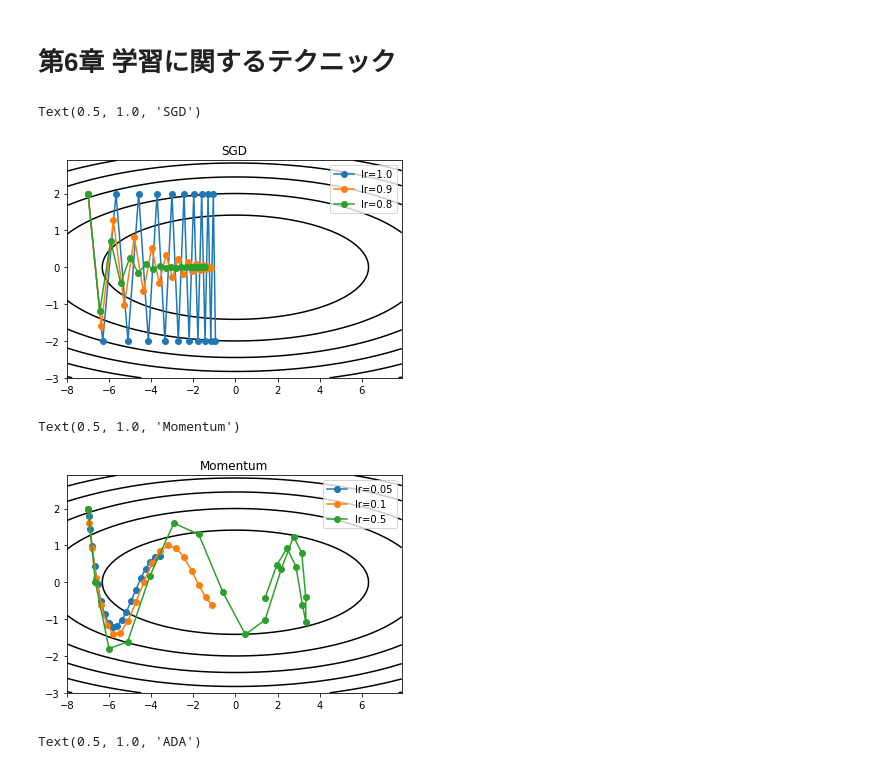
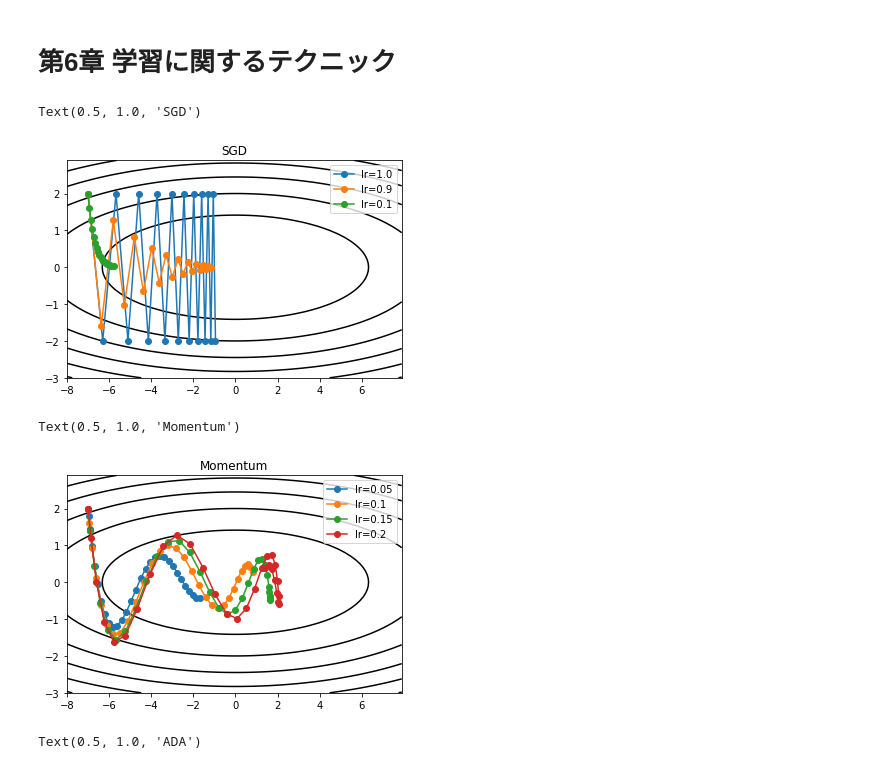
Before and after one commit to reim2zk/deep-learning-from-scratch, a Jupyter notebook: src/chapter6.ipynb, the cells around one changed output. Saved outputs shown, nothing was run; the diff lists cells and outputs as text; code cells hidden in the pictures.

```diff
--- a/src/chapter6.ipynb
+++ b/src/chapter6.ipynb
@@ -74,7 +74,7 @@ def simulate(f, optimizer, params0, num_iter):
     return res
 # %%
 plot_contour()
-for lr in [1.0, 0.9, 0.8]:
+for lr in [1.0, 0.9, 0.1]:
     res = simulate(func_xy, SGD(lr = lr), {"x": np.array([-7.0, 2.0])}, 20)
     xy = np.transpose(np.array([r['x'] for r in res]))
     plt.plot(xy[0], xy[1], "o-", label="lr={}".format(lr))
@@ -82,18 +82,18 @@ plt.legend()
 plt.title("SGD")
 # %% [output]
 Text(0.5, 1.0, 'SGD')
-[figure, old version]
+[figure, new version]
 # %%
 plot_contour()
-for lr in [0.05, 0.1, 0.5]:
-    res = simulate(func_xy, Momentum(lr = lr), {"x": np.array([-7.0, 2.0])}, 20)
+for lr in [0.05, 0.1, 0.15, 0.2]:
+    res = simulate(func_xy, Momentum(lr = lr), {"x": np.array([-7.0, 2.0])}, 30)
     xy = np.transpose(np.array([r['x'] for r in res]))
     plt.plot(xy[0], xy[1], "o-", label="lr={}".format(lr))
 plt.legend()
 plt.title("Momentum")
 # %% [output]
 Text(0.5, 1.0, 'Momentum')
-[figure, old version]
+[figure, new version]
 # %%
 plot_contour()
 for lr in [1.0, 3.0, 5.0]:
```
Also changed, not shown: parts of 1 cell of this notebook.
